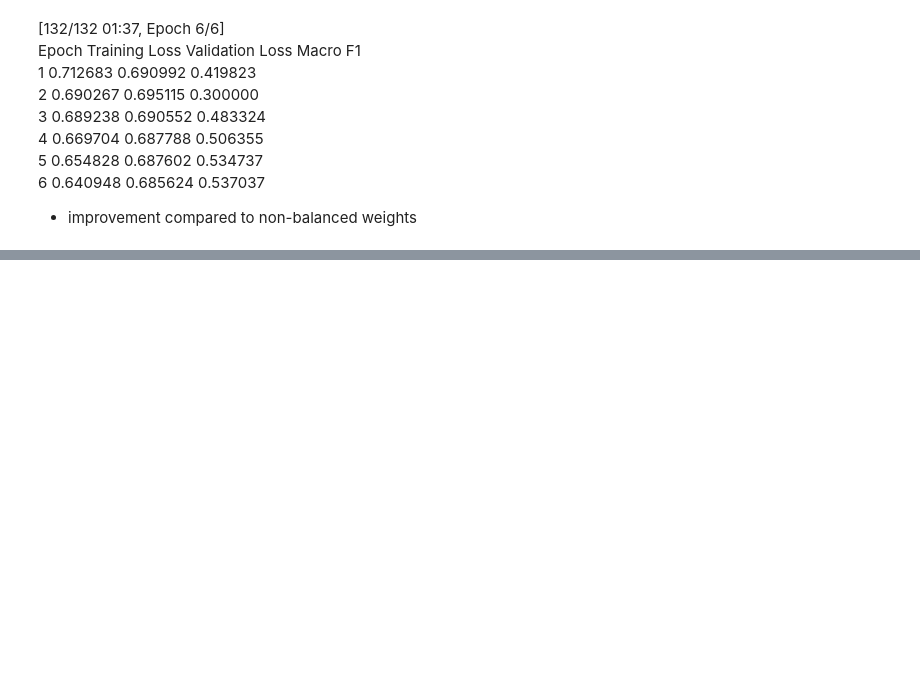
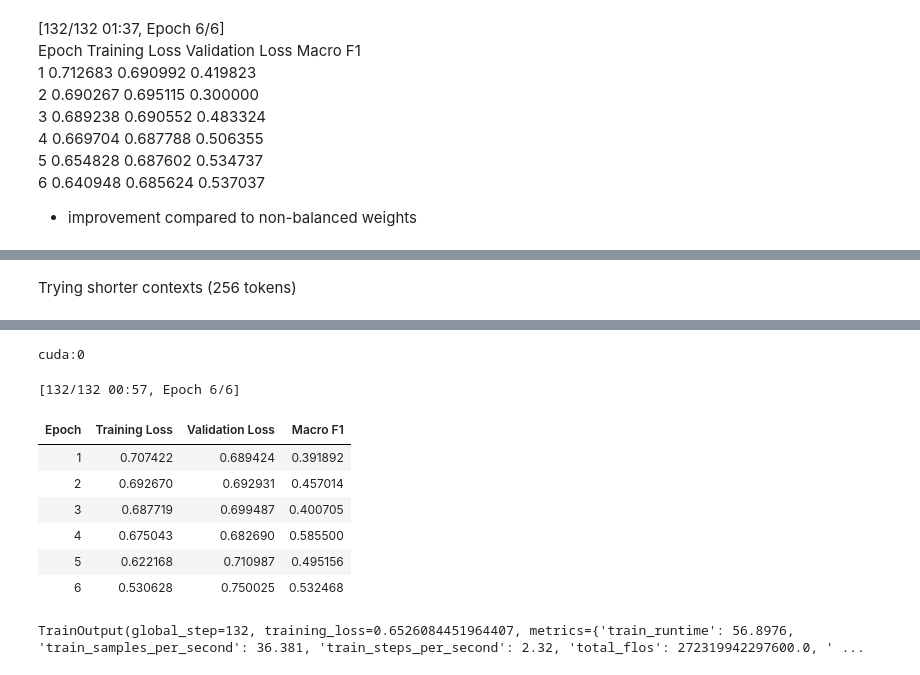
Before and after one commit to elisabeihofer-boop/ml2-final-project, a Jupyter notebook: notebooks/roberta.ipynb, the cells around one changed output, grey strips where cells are left out. Drawn from its saved outputs; the diff is of its cells as text; code cells hidden in the pictures; blank space fills up the shorter version.

```diff
--- a/notebooks/roberta.ipynb
+++ b/notebooks/roberta.ipynb
@@ -166,0 +187,9 @@ Dataset({
+# %%
+# converting to Hugging Face dataset
+
+train_dataset_short = Dataset.from_pandas(
+    train_encoded_short,
+    preserve_index=False
+)
+
+print(train_dataset_short)
@@ -166,0 +223,9 @@ Dataset({
+# %%
+# converting to Hugging Face dataset
+
+valid_dataset_short = Dataset.from_pandas(
+    valid_encoded_short,
+    preserve_index=False
+)
+
+print(valid_dataset_short)
@@ -529,0 +747,43 @@ trainer.save_model("../model/roberta_weighted")
+# %% [markdown]
+Trying shorter contexts (256 tokens)
+# %%
+set_seed(42)
+
+model = AutoModelForSequenceClassification.from_pretrained(
+    "FacebookAI/roberta-base",
+    num_labels=2,
+    id2label=id2label,
+    label2id=label2id
+)
+
+training_args = TrainingArguments(
+    output_dir="../model",
+    learning_rate=3e-5,
+    per_device_train_batch_size=16,
+    per_device_eval_batch_size=16,
+    num_train_epochs=6,
+    weight_decay=0.01,
+    eval_strategy="epoch",
+    save_strategy="epoch",
+    logging_strategy="epoch",
+    metric_for_best_model="macro_f1",
+    greater_is_better=True,
+    load_best_model_at_end=True,
+    seed=42,
+    data_seed=42,
+)
+
+trainer = WeightedTrainer(
+    model=model,
+    args=training_args,
+    train_dataset=train_dataset_short,
+    eval_dataset=valid_dataset_short,
+    processing_class=tokenizer,
+    data_collator=data_collator,
+    compute_metrics=compute_metrics,
+)
+
+print(trainer.args.device)
+
+trainer.train()
+# %% [output]
@@ -529,0 +806,10 @@ trainer.save_model("../model/roberta_weighted")
+cuda:0
+[132/132 00:57, Epoch 6/6]
+| Epoch | Training Loss | Validation Loss | Macro F1 |
+| 1 | 0.707422 | 0.689424 | 0.391892 |
+| 2 | 0.692670 | 0.692931 | 0.457014 |
+| 3 | 0.687719 | 0.699487 | 0.400705 |
+| 4 | 0.675043 | 0.682690 | 0.585500 |
+| 5 | 0.622168 | 0.710987 | 0.495156 |
+| 6 | 0.530628 | 0.750025 | 0.532468 |
+TrainOutput(global_step=132, training_loss=0.6526084451964407, metrics={'train_runtime': 56.8976, 'train_samples_per_second': 36.381, 'train_steps_per_second': 2.32, 'total_flos': 272319942297600.0, ' ...
```
Also changed, not shown: parts of 29 cells of this notebook.
